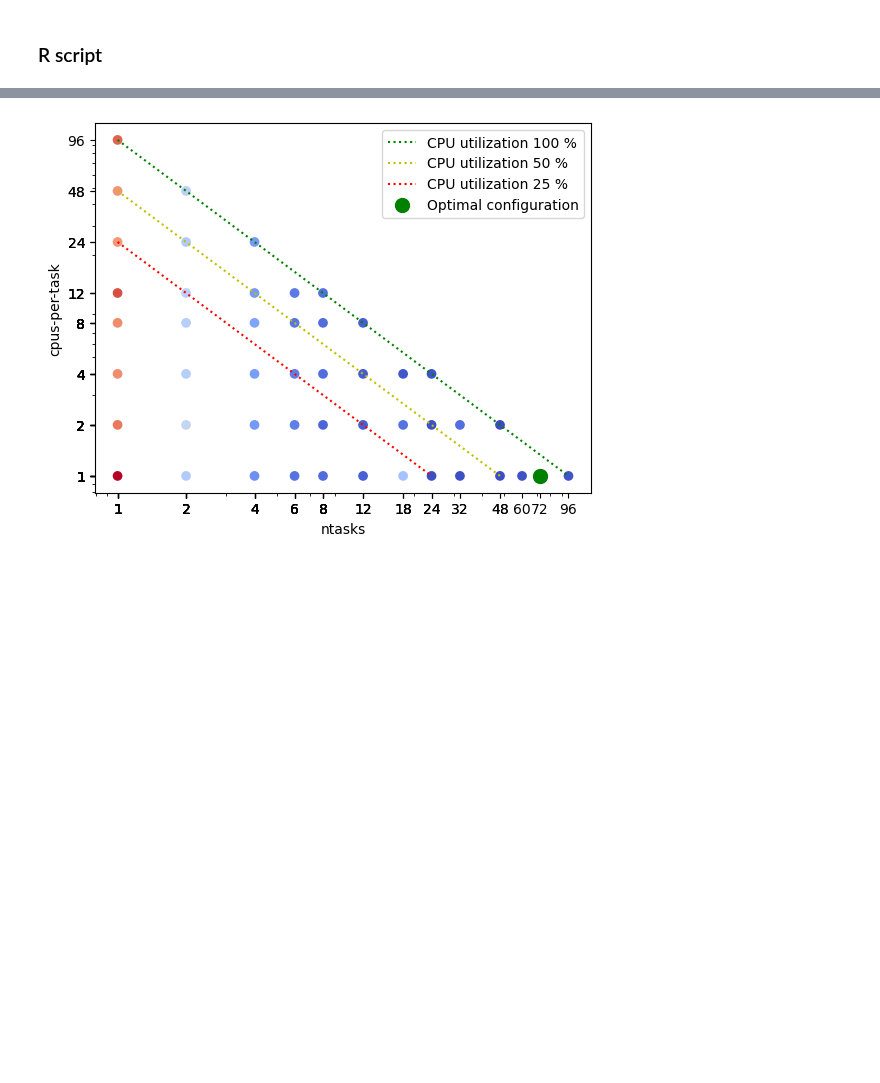
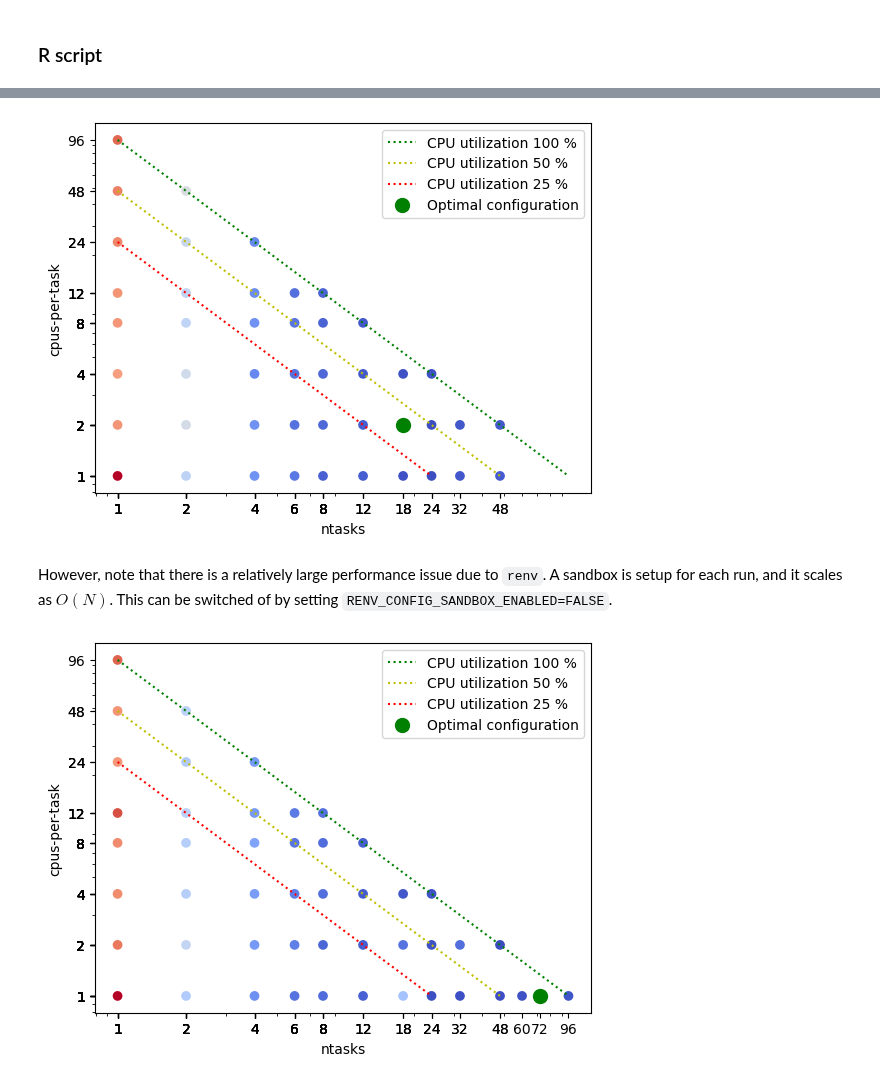
Before and after one commit to gjbex/Best-practices-for-data-science-on-HPC, a Jupyter notebook: source-code/throughput-computing/job_configurations.ipynb, the cells around one changed output, grey strips where cells are left out. Cells and saved outputs as stored; diff of their text form; code cells hidden in the pictures; blank space fills up the shorter version.

```diff
--- a/source-code/throughput-computing/job_configurations.ipynb
+++ b/source-code/throughput-computing/job_configurations.ipynb
@@ -194,3 +198,9 @@ def analyse_benchmark(file_name, nr_computations):
+# %%
+analyse_benchmark('slurm-job-configurations-R-problem-2000.out', nr_computations=1_000)
+# %% [output]
+[figure, added]
+# %% [markdown]
+However, note that there is a relatively large performance issue due to `renv`.  A sandbox is setup for each run, and it scales as $O(N)$.  This can be switched of by setting `RENV_CONFIG_SANDBOX_ENABLED=FALSE`.
 # %%
 analyse_benchmark('slurm-job-configurations-R-2000.out', nr_computations=500)
 # %% [output]
```
Also changed, not shown: parts of 1 cell of this notebook, 1 other file.
